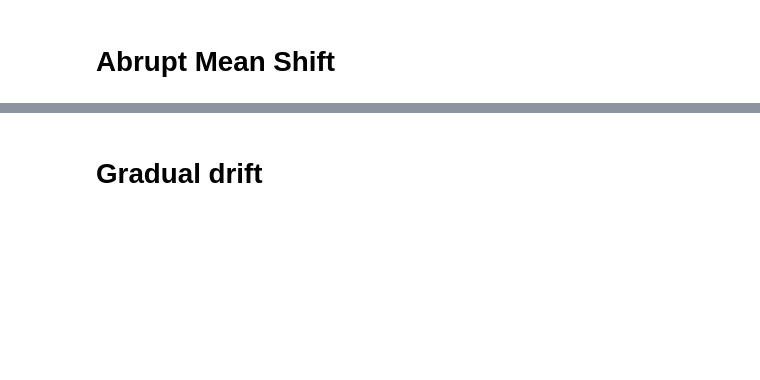
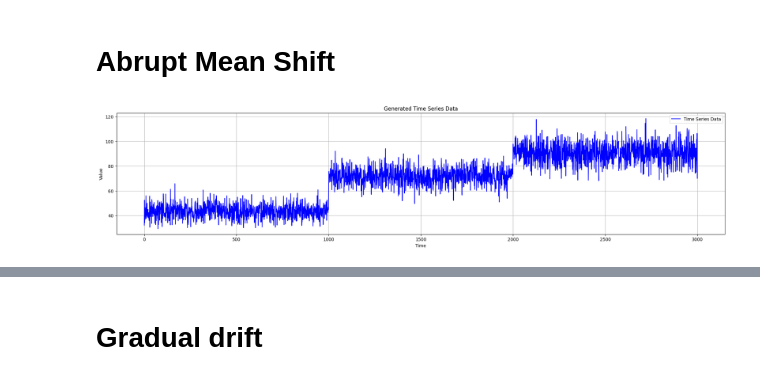
Before and after one commit to giobbu/CUSUM, a Jupyter notebook: notebooks/example.ipynb, the cells around one changed output, grey strips where cells are left out. Saved outputs shown, nothing was run; the diff lists cells and outputs as text; code cells hidden in the pictures; blank space fills up the shorter version.

```diff
--- a/notebooks/example.ipynb
+++ b/notebooks/example.ipynb
@@ -12,12 +11,18 @@ from source.detector.cusum import CUSUM_Detector, ProbCUSUM_Detector, ChartCUSUM
 # %% [markdown]
 # Abrupt Mean Shift
 # %%
+
 # Generate time series data with change points
-generator = ChangePointGenerator(num_segments=3, segment_length=1000, change_point_type='sudden_shift', seed=12)
+generator = ChangePointGenerator(num_segments=3,
+                                 segment_length=1000,
+                                 change_point_type='sudden_shift',
+                                 seed=2)
 generator.generate_data()
 
 # Plot the generated data
 generator.plot_data()
+# %% [output]
+[figure, added]
 # %%
 # Detect change points using CUSUM Detector
 cusum_detector = CUSUM_Detector(warmup_period=500, delta=3, threshold=10)
```
Also changed, not shown: parts of 11 cells of this notebook.
